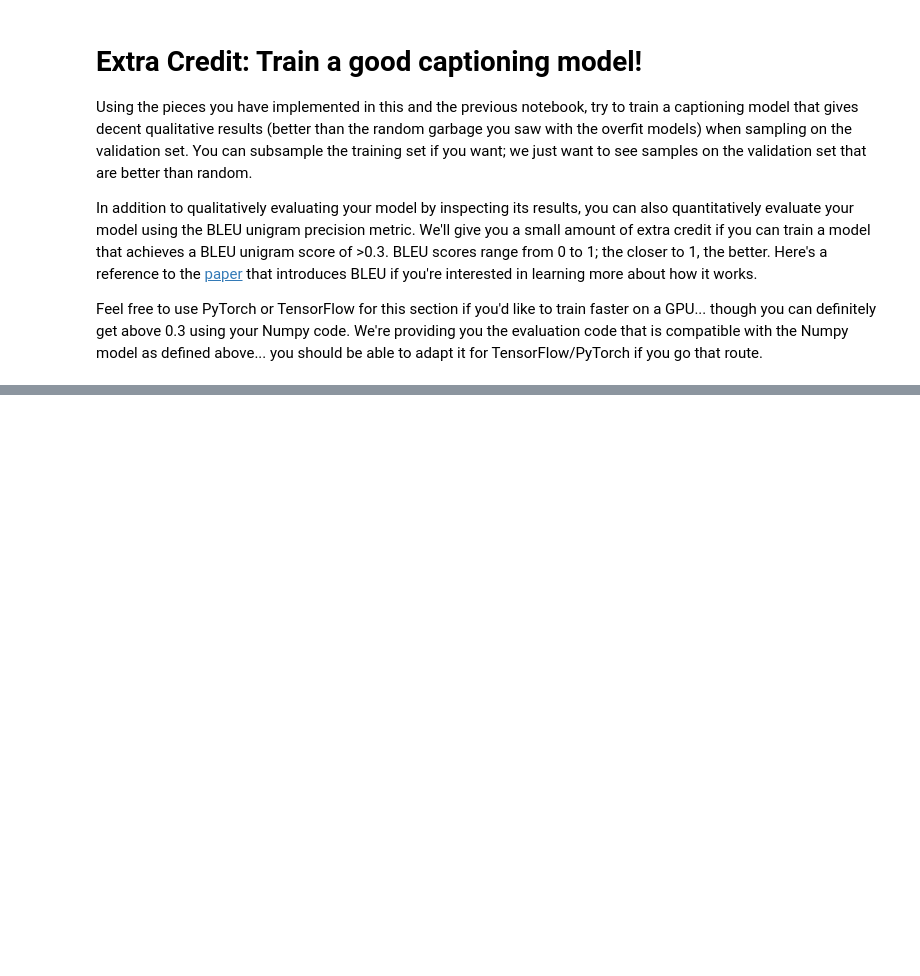
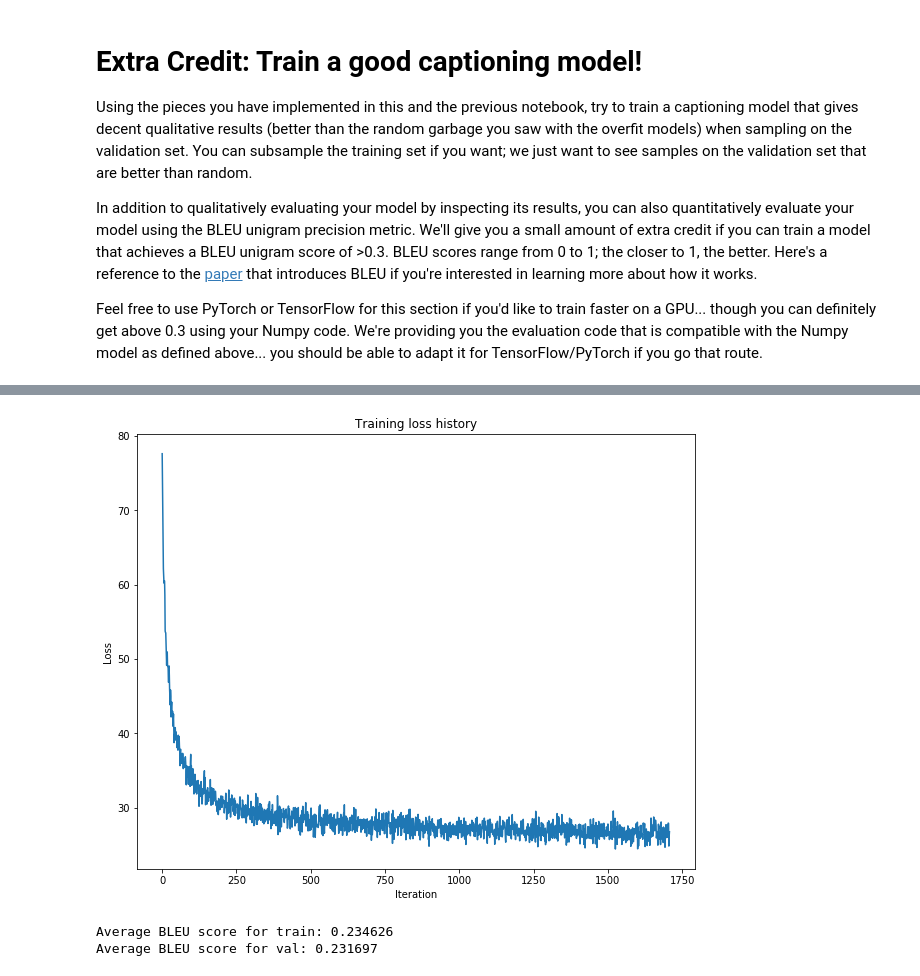
Before and after one commit to TiwazBiu/cs231n, a Jupyter notebook: assignment3/LSTM_Captioning.ipynb, the cells around one changed output, grey strips where cells are left out. Drawn from its saved outputs; the diff is of its cells as text; code cells hidden in the pictures; blank space fills up the shorter version.

Commit message:
complete neural network visualization
kinda of pain to do it when you are not familiar with tensorflow

```diff
--- a/assignment3/LSTM_Captioning.ipynb
+++ b/assignment3/LSTM_Captioning.ipynb
@@ -393,26 +397,26 @@ def evaluate_model(model):
     for split in BLEUscores:
         print('Average BLEU score for %s: %f' % (split, BLEUscores[split]))
 # %%
-train_data = data
-lstm_model = CaptioningRNN(
-          cell_type='lstm',
-          word_to_idx=data['word_to_idx'],
-          input_dim=data['train_features'].shape[1],
-          hidden_dim=512,
-          wordvec_dim=256,
-          dtype=np.float32,
-        )
-lstm_solver = CaptioningSolver(lstm_model, train_data,
-           update_rule='adam',
-           num_epochs=10,
-           batch_size=50,
-           optim_config={
-             'learning_rate': 5e-3,
-           },
-           lr_decay=0.995,
-           verbose=True, print_every=100,
-         )
-lstm_solver.train()
+# train_data = data
+# lstm_model = CaptioningRNN(
+#           cell_type='lstm',
+#           word_to_idx=data['word_to_idx'],
+#           input_dim=data['train_features'].shape[1],
+#           hidden_dim=1024,
+#           wordvec_dim=256,
+#           dtype=np.float32,
+#         )
+# lstm_solver = CaptioningSolver(lstm_model, train_data,
+#            update_rule='adam',
+#            num_epochs=3,
+#            batch_size=128,
+#            optim_config={
+#              'learning_rate': 5e-3,
+#            },
+#            lr_decay=0.995,
+#            verbose=True, print_every=10,
+#          )
+# lstm_solver.train()
 
 # Plot the training losses
 plt.plot(lstm_solver.loss_history)
@@ -434,0 +428,6 @@ plt.show()
+[figure, added]
+# %%
+evaluate_model(lstm_model)
+# %% [output]
+Average BLEU score for train: 0.234626
+Average BLEU score for val: 0.231697
```
Also changed, not shown: parts of 2 cells of this notebook, 5 other files.
